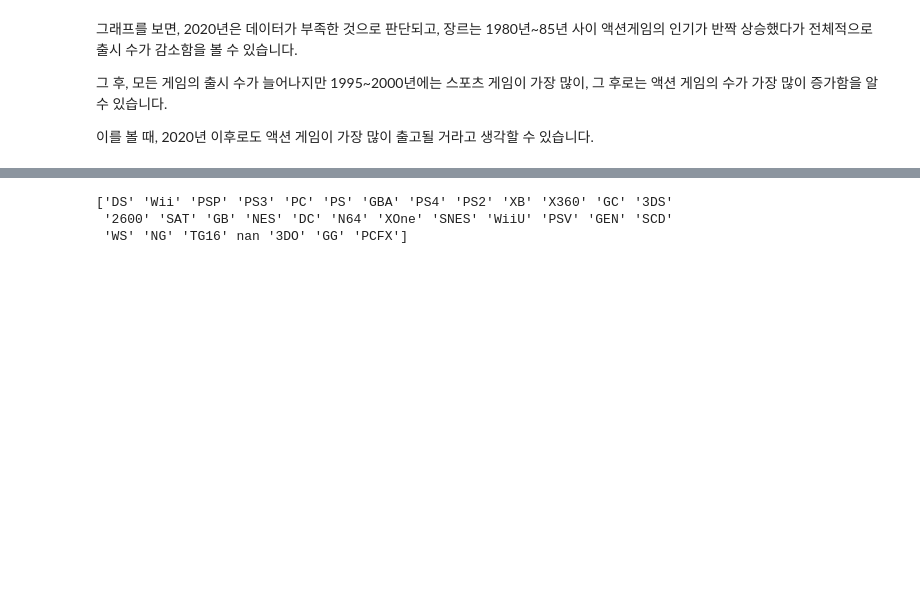
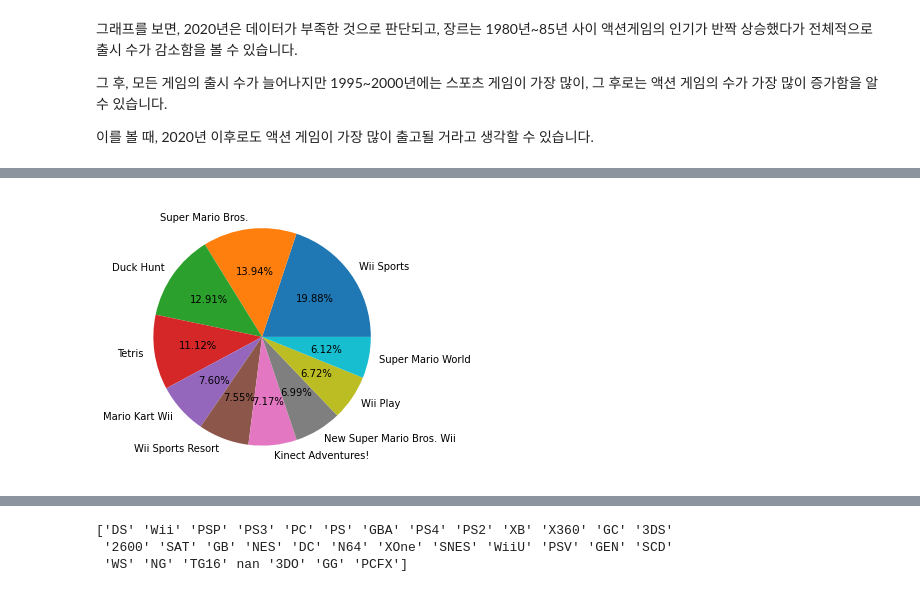
Before and after one commit to Lemonfry/ds-section1-project, a Jupyter notebook: section1-project.ipynb, the cells around one changed output, grey strips where cells are left out. Saved outputs shown, nothing was run; the diff lists cells and outputs as text; code cells hidden in the pictures; blank space fills up the shorter version.

```diff
--- a/section1-project.ipynb
+++ b/section1-project.ipynb
@@ -571,0 +607,6 @@ plt.show()
+# %%
+# 이제 4개 지역에서 게임 출고량 순위가 어떤지 확인하겠습니다.
+game_data_sort_NA = game_data.sort_values('NA_Sales', ascending=[False])
+game_data_sort_EU = game_data.sort_values('EU_Sales', ascending=[False])
+game_data_sort_JP = game_data.sort_values('JP_Sales', ascending=[False])
+game_data_sort_Other = game_data.sort_values('Other_Sales', ascending=[False])
@@ -571,0 +679,8 @@ plt.show()
+# %%
+fig = plt.figure(figsize=(5,5))
+fig.set_facecolor('white')
+ax_2 = fig.add_subplot()
+ax_2.pie(x=game_data_sort_NA['NA_Sales'].head(10), labels = game_data_sort_NA['Name'].head(10), autopct=lambda p : '{:.2f}%'.format(p))
+plt.show()
+# %% [output]
+[figure, added]
```
Also changed, not shown: parts of 41 cells of this notebook.
